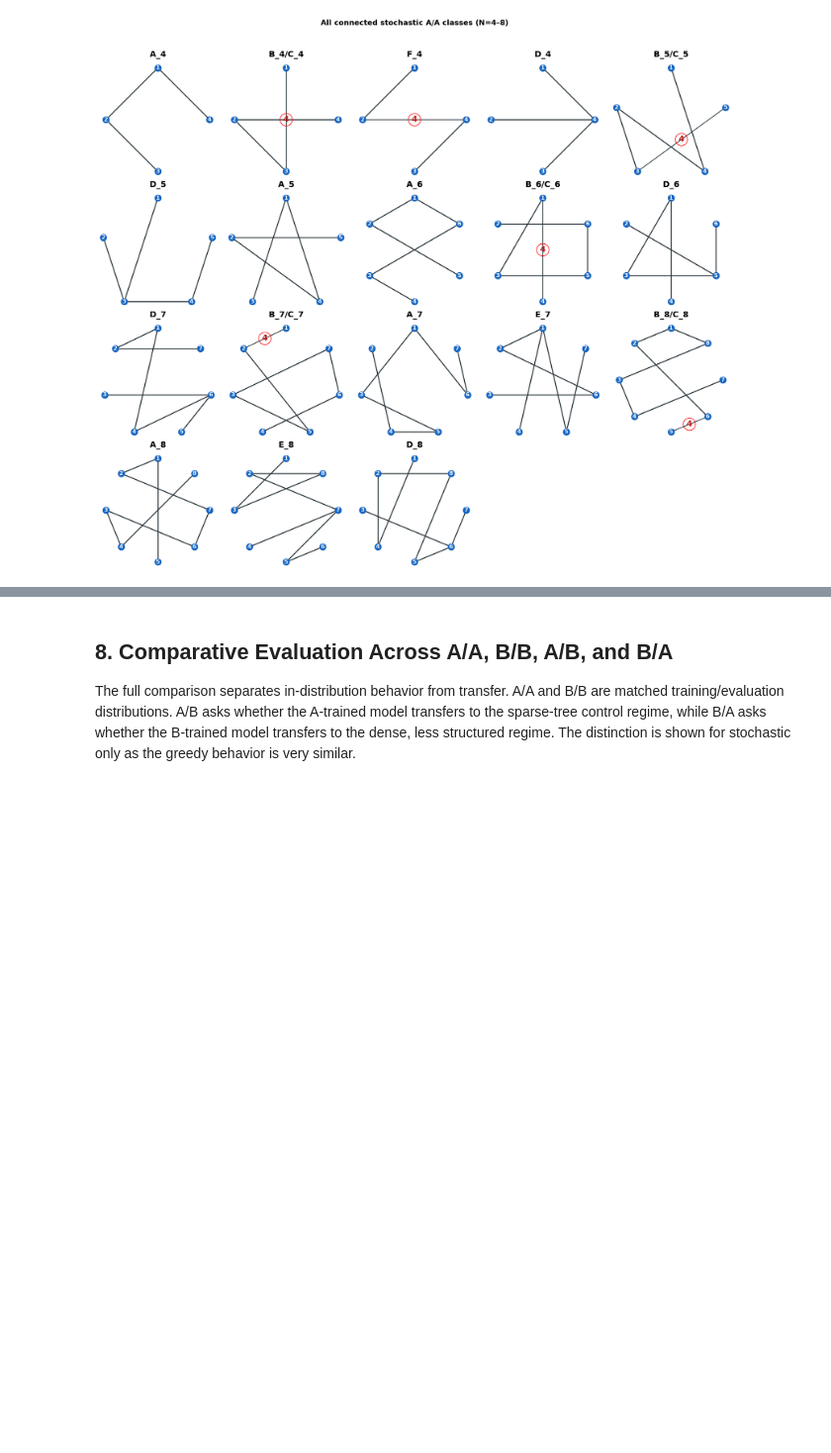
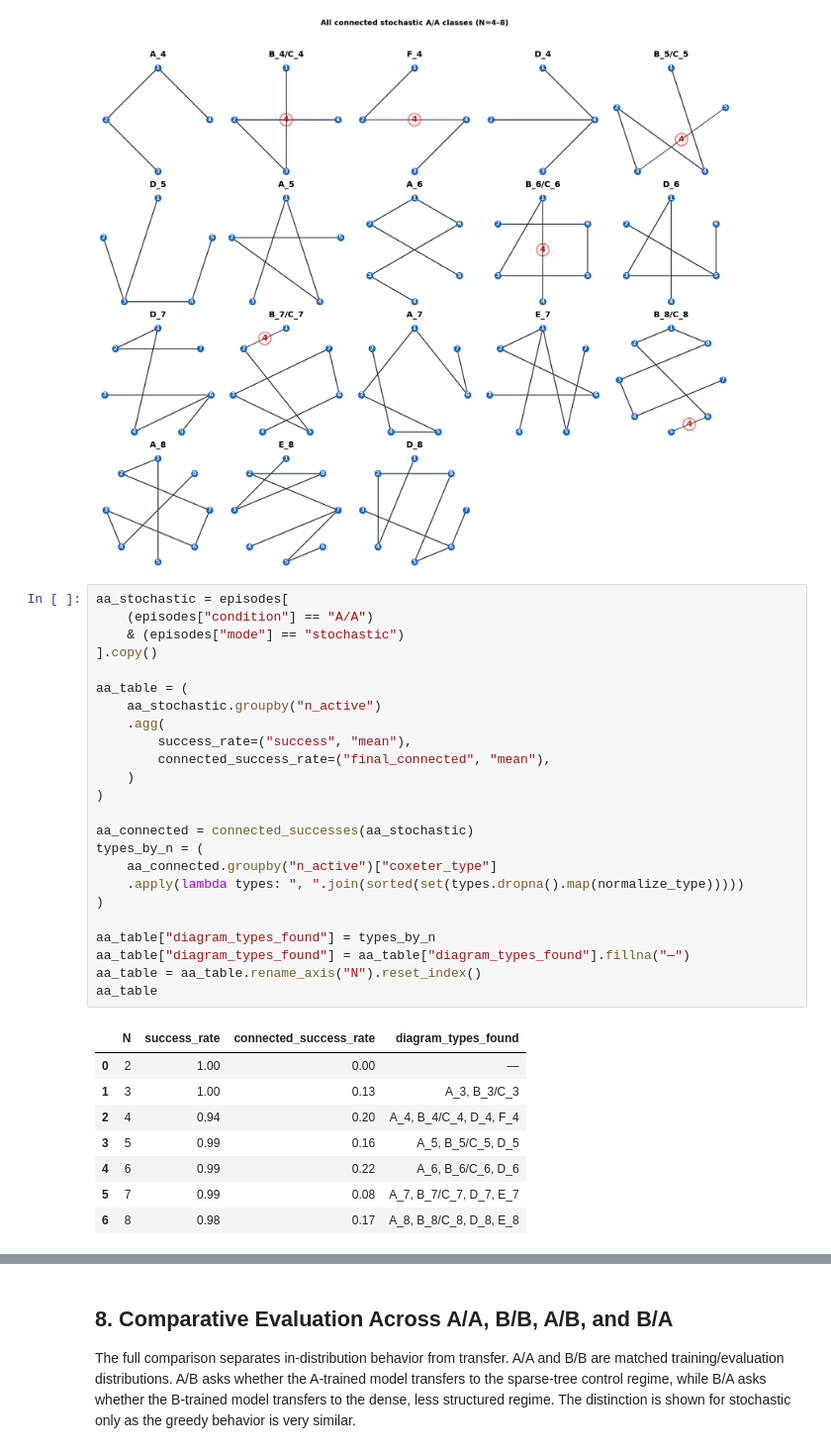
Before and after one commit to Caioriqui/AI-testing-in-Flag-Manifolds, a Jupyter notebook: notebooks/04_model_inference_comparison.ipynb, the cells around one changed output, grey strips where cells are left out. Shown at 99% size. Saved outputs shown, nothing was run; the diff lists cells and outputs as text; blank space fills up the shorter version.

Commit message:
Add nice table for A/A in 04

```diff
--- a/notebooks/04_model_inference_comparison.ipynb
+++ b/notebooks/04_model_inference_comparison.ipynb
@@ -474,3 +474,36 @@ def plot_aa_stochastic_representatives(
 plot_aa_stochastic_representatives(episodes)
 # %% [output]
 [figure]
+# %%
+aa_stochastic = episodes[
+    (episodes["condition"] == "A/A")
+    & (episodes["mode"] == "stochastic")
+].copy()
+
+aa_table = (
+    aa_stochastic.groupby("n_active")
+    .agg(
+        success_rate=("success", "mean"),
+        connected_success_rate=("final_connected", "mean"),
+    )
+)
+
+aa_connected = connected_successes(aa_stochastic)
+types_by_n = (
+    aa_connected.groupby("n_active")["coxeter_type"]
+    .apply(lambda types: ", ".join(sorted(set(types.dropna().map(normalize_type)))))
+)
+
+aa_table["diagram_types_found"] = types_by_n
+aa_table["diagram_types_found"] = aa_table["diagram_types_found"].fillna("—")
+aa_table = aa_table.rename_axis("N").reset_index()
+aa_table
+# %% [output]
+|  | N | success_rate | connected_success_rate | diagram_types_found |
+| 0 | 2 | 1.00 | 0.00 | — |
+| 1 | 3 | 1.00 | 0.13 | A_3, B_3/C_3 |
+| 2 | 4 | 0.94 | 0.20 | A_4, B_4/C_4, D_4, F_4 |
+| 3 | 5 | 0.99 | 0.16 | A_5, B_5/C_5, D_5 |
+| 4 | 6 | 0.99 | 0.22 | A_6, B_6/C_6, D_6 |
+| 5 | 7 | 0.99 | 0.08 | A_7, B_7/C_7, D_7, E_7 |
+| 6 | 8 | 0.98 | 0.17 | A_8, B_8/C_8, D_8, E_8 |
```
Also changed, not shown: parts of 1 cell of this notebook.
